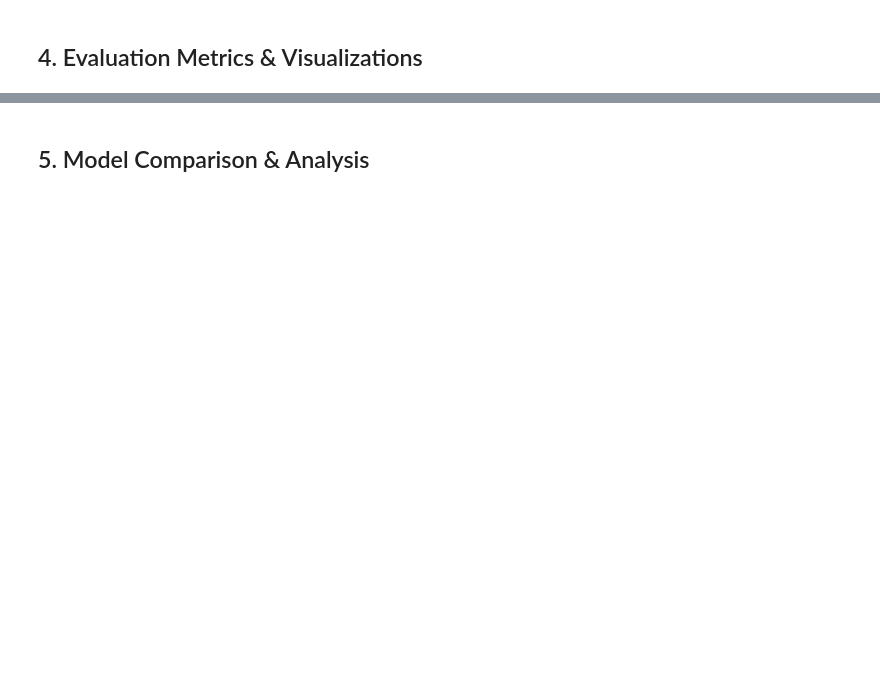
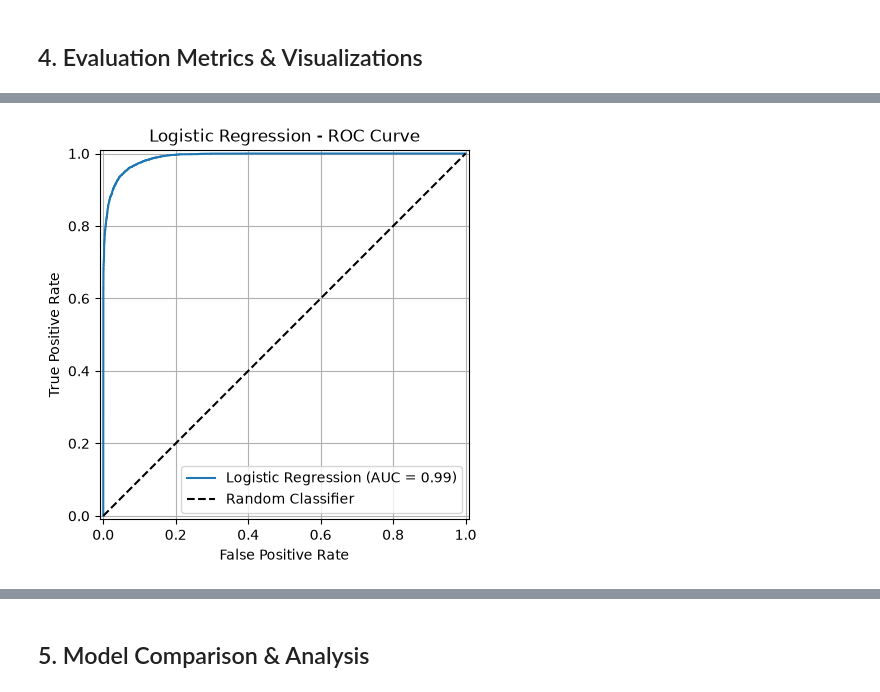
Before and after one commit to jooryA/SWE485-Project-Group6, a Jupyter notebook: Phase1_Supervised_Learning.ipynb, the cells around one changed output, grey strips where cells are left out. Drawn from its saved outputs; the diff is of its cells as text; code cells hidden in the pictures; blank space fills up the shorter version.

```diff
--- a/Phase1_Supervised_Learning.ipynb
+++ b/Phase1_Supervised_Learning.ipynb
@@ -30,0 +55,15 @@ Logistic Regression is the simple, interpretable baseline. Random Forest is the
+# %%
+# Separate features and target
+
+X_train = train.drop(columns=["churn_flag"])
+y_train = train["churn_flag"]
+
+X_test = test.drop(columns=["churn_flag"])
+y_test = test["churn_flag"]
+
+# Display the dimensions
+print("X_train:", X_train.shape)
+print("y_train:", y_train.shape)
+
+print("X_test:", X_test.shape)
+print("y_test:", y_test.shape)
@@ -30,0 +121,5 @@ Logistic Regression is the simple, interpretable baseline. Random Forest is the
+# %%
+# Train the Logistic Regression model
+lr_pipeline.fit(X_train, y_train)
+
+print("Logistic Regression model trained successfully!")
@@ -34,0 +269,22 @@ Logistic Regression is the simple, interpretable baseline. Random Forest is the
+# %%
+import matplotlib.pyplot as plt
+from sklearn.metrics import RocCurveDisplay
+
+# Plot ROC Curve for Tuned Logistic Regression
+RocCurveDisplay.from_predictions(
+    y_test,
+    y_prob_tuned,
+    name="Logistic Regression"
+)
+
+# Random classifier reference line
+plt.plot([0, 1], [0, 1], "k--", label="Random Classifier")
+
+plt.title("Logistic Regression - ROC Curve")
+plt.xlabel("False Positive Rate")
+plt.ylabel("True Positive Rate")
+plt.legend()
+plt.grid(True)
+plt.show()
+# %% [output]
+[figure, added]
```
Also changed, not shown: parts of 15 cells of this notebook.
